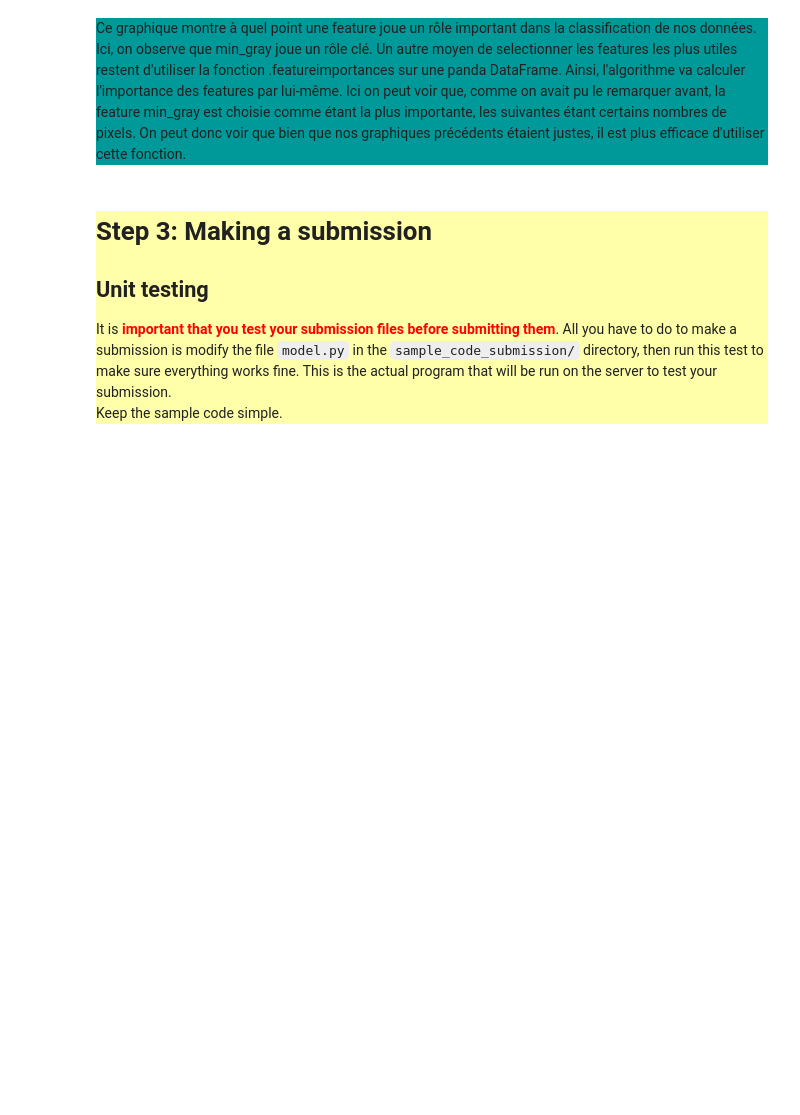
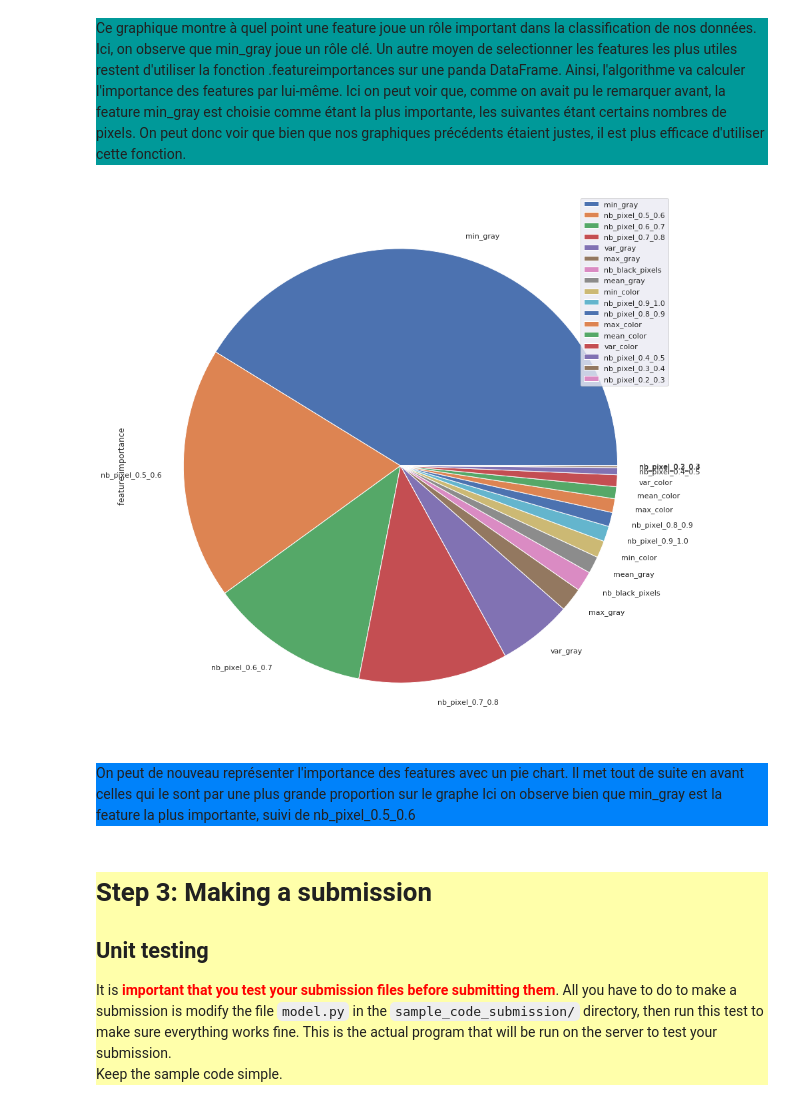
Before and after one commit to charlottetrupin/malaria, a Jupyter notebook: starting_kit/README_{visualization}.ipynb, the cells around one changed output. Saved outputs shown, nothing was run; the diff lists cells and outputs as text; code cells hidden in the pictures; blank space fills up the shorter version.

```diff
--- a/starting_kit/README_{visualization}.ipynb
+++ b/starting_kit/README_{visualization}.ipynb
@@ -548,6 +563,19 @@ plt.show()
 Ce  graphique montre à quel point une feature joue un rôle important dans la classification de nos données. Ici, on observe que min_gray joue un rôle clé.
 Un autre moyen de selectionner les features les plus utiles restent d'utiliser la fonction .featureimportances sur une panda DataFrame. Ainsi, l'algorithme va calculer l'importance des features par lui-même. Ici on peut voir que, comme on avait pu le remarquer avant, la feature min_gray est choisie comme étant la plus importante, les suivantes étant certains nombres de pixels. On peut donc voir que bien que nos graphiques précédents étaient justes, il est plus efficace d'utiliser cette fonction.
 </div>
+# %%
+import pandas as pd
+
+feature_importance = pd.DataFrame(M.classifier.feature_importances_,index= list(data)[:19], columns=['feature importance']).sort_values('feature importance', ascending = False)
+feature_importance.plot.pie(subplots=True, figsize=(15,15))
+plt.show()
+# %% [output]
+[figure, added]
+# %% [markdown]
+<div style="background:#0082FA ">
+On peut de nouveau représenter l'importance des features avec un pie chart. Il met tout de suite en avant celles qui le sont par une plus grande proportion sur le graphe
+Ici on observe bien que min_gray est la feature la plus importante, suivi de nb_pixel_0.5_0.6
+</div>
 # %% [markdown]
 
 
```
Also changed, not shown: parts of 7 cells of this notebook.
